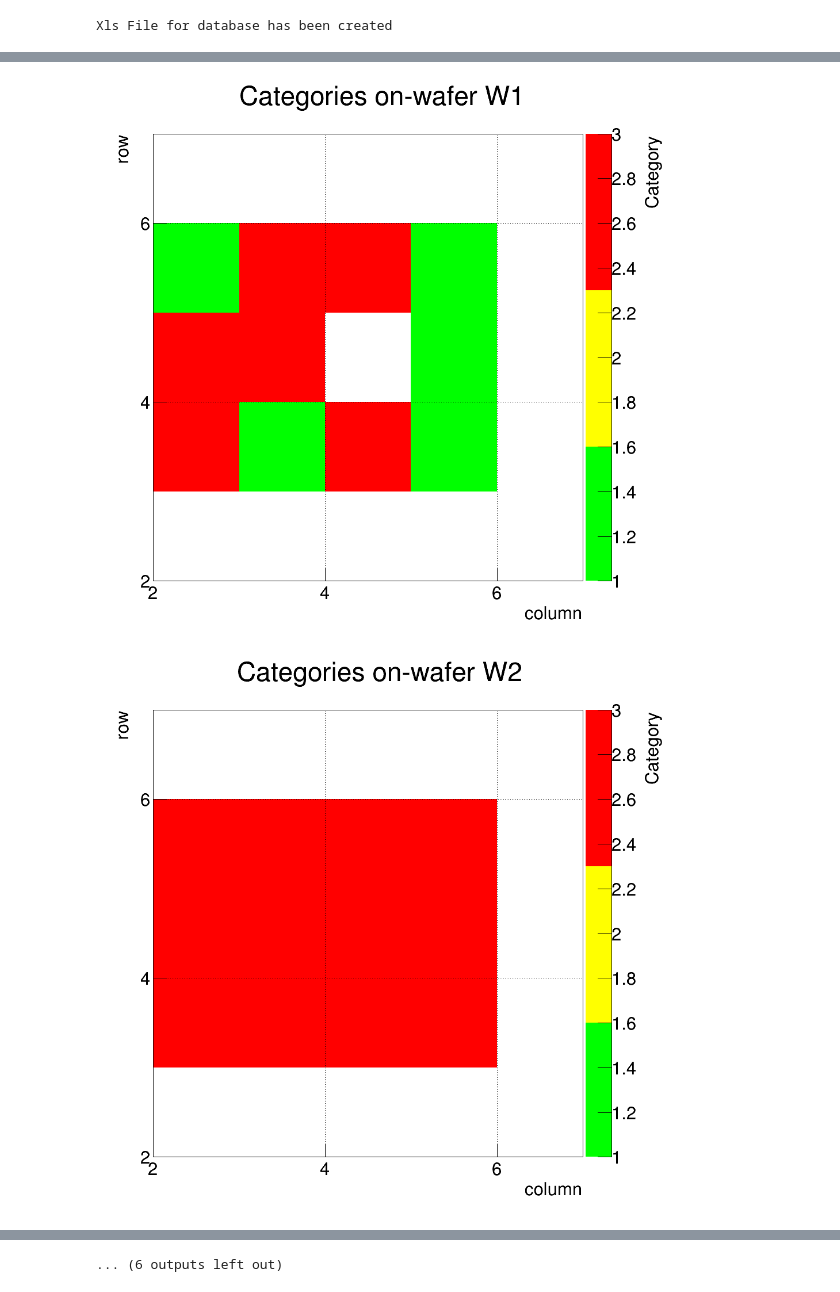
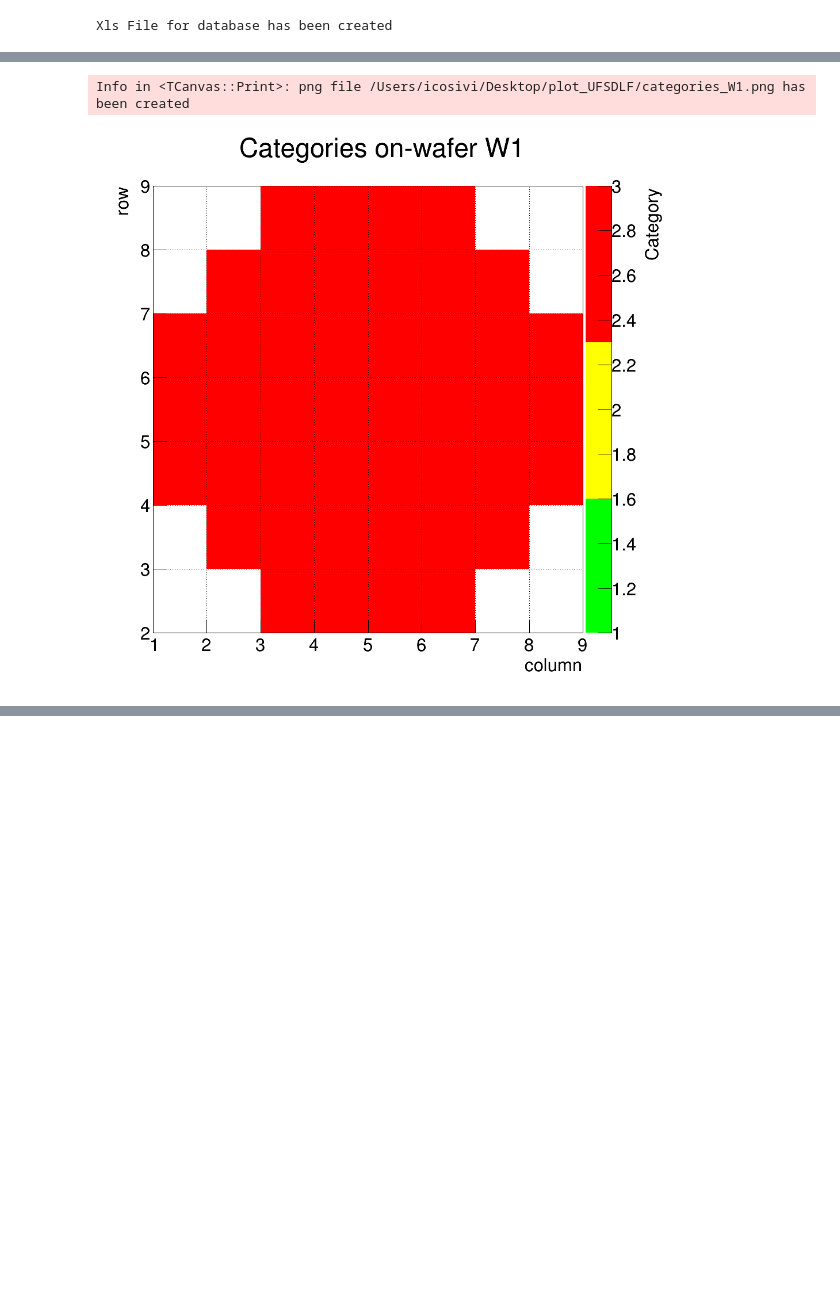
Before and after one commit to icosivi/Torino_ETL_QAQC, a Jupyter notebook: categories.ipynb, the cells around one changed output, grey strips where cells are left out. Drawn from its saved outputs; the diff is of its cells as text; code cells hidden in the pictures; blank space fills up the shorter version.

```diff
--- a/categories.ipynb
+++ b/categories.ipynb
@@ -147,17 +162,29 @@ for event in tree_qa:
 
       if( event.IBACK.at(event.IBACK.size()-1)<0 ):
         Iback = [float(-i) for i in event.IBACK]
+        for idx, i in enumerate(event.IBACK):
+          if(idx<=event.V.size()-1):
+           vi_raw[event.wafer-start_wafer][event.column-start_col][event.row-start_row].append(float(-i))
         #if(verbose):
           #print("Sensor from wafer "+str(event.wafer)+" row "+str(event.row)+" column "+str(event.column)+" with negative current detected. Changing polarity.")
       else:
         Iback = [i for i in event.IBACK]
+        for idx, i in enumerate(event.IBACK):
+          if(idx<=event.V.size()-1):
+           vi_raw[event.wafer-start_wafer][event.column-start_col][event.row-start_row].append(float(i))
 
       if( event.V.at(event.V.size()-1)<0 ):
         Vbias = [-i for i in event.V]
+        for idx, i in enumerate(event.V):
+         if(idx<=event.IBACK.size()-1):
+           v_raw[event.wafer-start_wafer][event.column-start_col][event.row-start_row].append(float(-i))
         #if(verbose):
           #print("Sensor from wafer "+str(event.wafer)+" row "+str(event.row)+" column "+str(event.column)+" with negative Voltage detected. Changing polarity.")
       else:
         Vbias = [i for i in event.V]
+        for idx, i in enumerate(event.V):
+          if(idx<=event.IBACK.size()-1):
+           v_raw[event.wafer-start_wafer][event.column-start_col][event.row-start_row].append(float(i))
 
 
       non_zero_current = sum(Iback)
@@ -249,8 +276,11 @@ for event in tree_qa:
           vbump_qa[event.wafer-start_wafer][event.column-start_col][event.row-start_row] += 100
           vcount_bump_qa[event.wafer-start_wafer][event.column-start_col][event.row-start_row] += 1
         elif(verbose):
+          vcount_bump_qa[event.wafer-start_wafer][event.column-start_col][event.row-start_row] += -1000
           print("Sensor from wafer "+str(event.wafer)+" row "+str(event.row)+" column "+str(event.column)+" has Current within acceptance, but VBD could not be calculated. PLEASE CHECK.")
       elif(verbose):
+        vcount_bump_qa[event.wafer-start_wafer][event.column-start_col][event.row-start_row] += -1000
         print("Sensor from wafer "+str(event.wafer)+" row "+str(event.row)+" column "+str(event.column)+" has Voltage and/or Current always equal to zero. PLEASE CHECK.")
     elif(verbose):
+      vcount_bump_qa[event.wafer-start_wafer][event.column-start_col][event.row-start_row] += -1000
       print("Sensor from wafer "+str(event.wafer)+" row "+str(event.row)+" column "+str(event.column)+": Voltage and/or Current vectors have less than "+str(start_bd_calculation)+" elements. PLEASE CHECK.")
@@ -405,7 +449,7 @@ cV = []
 cbump = []
 cnoisy = []
 
-for i in range(18):
+for i in range(n_wafer):
   if(bcurrent):
     cI_100V.append(root.TCanvas("c_I_"+str(V_current_level)+"V_W"+str(i+1), "c I@"+str(V_current_level)+"V_W"+str(i+1), 1000,1000))
   if(bvoltage):
@@ -416,9 +460,9 @@ for i in range(18):
     cnoisy.append(root.TCanvas("c_noisy_W"+str(i+1), "c noisy_W"+str(i+1), 1000,1000))
 
 
-for i in range(18):
- #if( i==14 ):
- if( i<20 ):
+for i in range(n_wafer):
+ if( i==0 ):
+ #if( i<20 ):
     #hI_qa_100V[i]->GetZaxis()->SetRangeUser( 0.1, hI_qa_100V[i]->GetMaximum() ) #Alternative colored axis range
     hI_qa_100V[i].GetZaxis().SetRangeUser( low_iv_range, high_iv_range )
     hI_qa_100V[i].GetZaxis().SetTitle("[uA]")
@@ -449,17 +493,18 @@ for i in range(18):
       #cI_100V.append(root.TCanvas("c_I_"+str(V_current_level)+"V_W"+str(i+1), "c I@"+str(V_current_level)+"V_W"+str(i+1), 1000,1000))
       cI_100V[i].SetRightMargin(0.15)
       cI_100V[i].cd()
+      hI_qa_100V[i].SetMarkerSize(0.9)
       hI_qa_100V[i].Draw("textcolz")
       root.gPad.SetGrid(1,1)
       root.gPad.SetLogz(1)
       root.gPad.Update()
       cI_100V[i].Update()
-      hI_qa_100V[i].GetXaxis().SetNdivisions(4)
-      hI_qa_100V[i].GetYaxis().SetNdivisions(3)
+      hI_qa_100V[i].GetXaxis().SetNdivisions(n_col)
+      hI_qa_100V[i].GetYaxis().SetNdivisions(n_row)
 
       if(save):
         #cI_100V[i].SaveAs("pics/I_"+str(V_current_level)+"V_W"+str(i+1)+"_FINAL_py.png")
-        cI_100V[i].SaveAs(save_path+"I_"+str(V_current_level)+"V_W"+str(i+1)+"_FINAL_py.png")
+        cI_100V[i].SaveAs(save_path+"I_"+str(V_current_level)+"V_W"+str(i+1)+".png")
 
 
     if(bvoltage):
@@ -467,47 +512,48 @@ for i in range(18):
       #cV.append(root.TCanvas("c_V_W"+str(i+1), "c VBD_W"+str(i+1), 1000,1000))
       cV[i].SetRightMargin(0.15)
       cV[i].cd()
+      hV_qa[i].SetMarkerSize(0.9)
       hV_qa[i].Draw("textcolz")
       root.gPad.SetGrid(1,1)
       root.gPad.Update()
       cV[i].Update()
-      hV_qa[i].GetXaxis().SetNdivisions(4)
-      hV_qa[i].GetYaxis().SetNdivisions(3)
+      hV_qa[i].GetXaxis().SetNdivisions(n_col)
+      hV_qa[i].GetYaxis().SetNdivisions(n_row)
 
       if(save):
         #cV[i].SaveAs( "pics/VBD_W"+str(i+1)+"_FINAL_py.png",i+1)
-        cV[i].SaveAs(save_path+"VBD_W"+str(i+1)+"_FINAL_py.png")
+        cV[i].SaveAs(save_path+"VBD_W"+str(i+1)+".png")
 
 
     if(bcategory):
       #cbump.append(root.TCanvas("c_bump_W"+str(i+1), "c bump_W"+str(i+1), 1000,1000))
       cbump[i].SetRightMargin(0.15)
       cbump[i].cd()
       hbump_qa[i].Draw("colz")
       root.gPad.SetGrid(1,1)
       root.gPad.Update()
       cbump[i].Update()
-      hbump_qa[i].GetXaxis().SetNdivisions(4)
-      hbump_qa[i].GetYaxis().SetNdivisions(3)
+      hbump_qa[i].GetXaxis().SetNdivisions(n_col)
+      hbump_qa[i].GetYaxis().SetNdivisions(n_row)
 
       if(save):
         #cbump[i].SaveAs("pics/categories_W"+str(i+1)+"_FINAL_py.png" )
-        cbump[i].SaveAs(save_path+"categories_W"+str(i+1)+"_FINAL_py.png" )
+        cbump[i].SaveAs(save_path+"categories_W"+str(i+1)+".png" )
 
 
     if(bnoisy):
       #cnoisy.append(root.TCanvas("c_noisy_W"+str(i+1), "c noisy_W"+str(i+1), 1000,1000))
       cnoisy[i].SetRightMargin(0.15)
       cnoisy[i].cd()
       hnoisy_qa[i].Draw("colz")
       root.gPad.SetGrid(1,1)
       root.gPad.Update()
       cnoisy[i].Update()
-      hnoisy_qa[i].GetXaxis().SetNdivisions(4)
-      hnoisy_qa[i].GetYaxis().SetNdivisions(3)
+      hnoisy_qa[i].GetXaxis().SetNdivisions(n_col)
+      hnoisy_qa[i].GetYaxis().SetNdivisions(n_row)
 
       if(save):
-        cnoisy[i].SaveAs("pics/noisy_W"+str(i+1)+"_FINAL_py.png")
+        cnoisy[i].SaveAs("pics/noisy_W"+str(i+1)+".png")
 # %% [output]
+Info in <TCanvas::Print>: png file /Users/icosivi/Desktop/plot_UFSDLF/categories_W1.png has been created
-[figure, old version]
+[figure, new version]
-[figure, removed]
@@ -524 +559,0 @@ for i in range(18):
-... (6 outputs left out)
```
Also changed, not shown: parts of 5 cells of this notebook, 6 other files.
